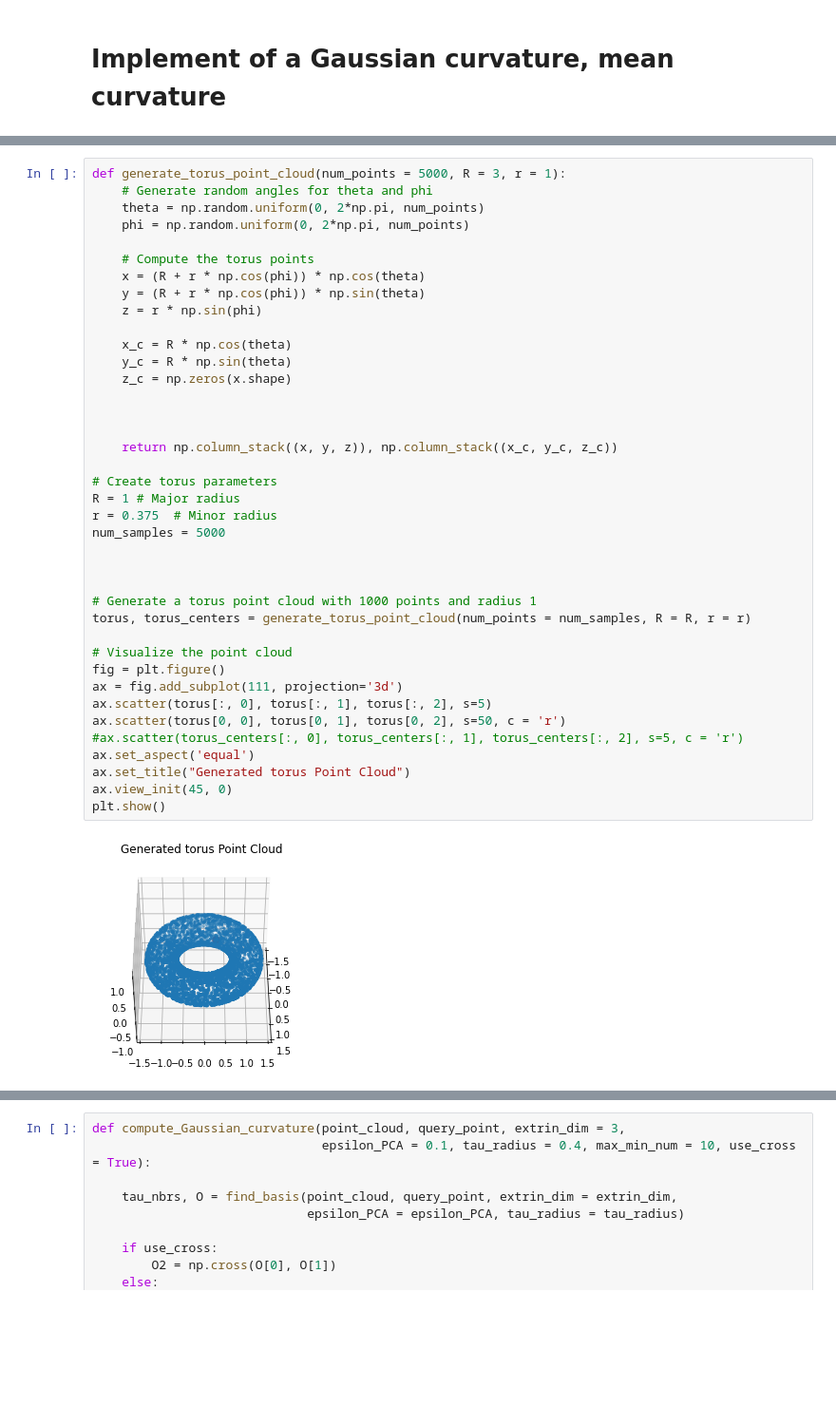
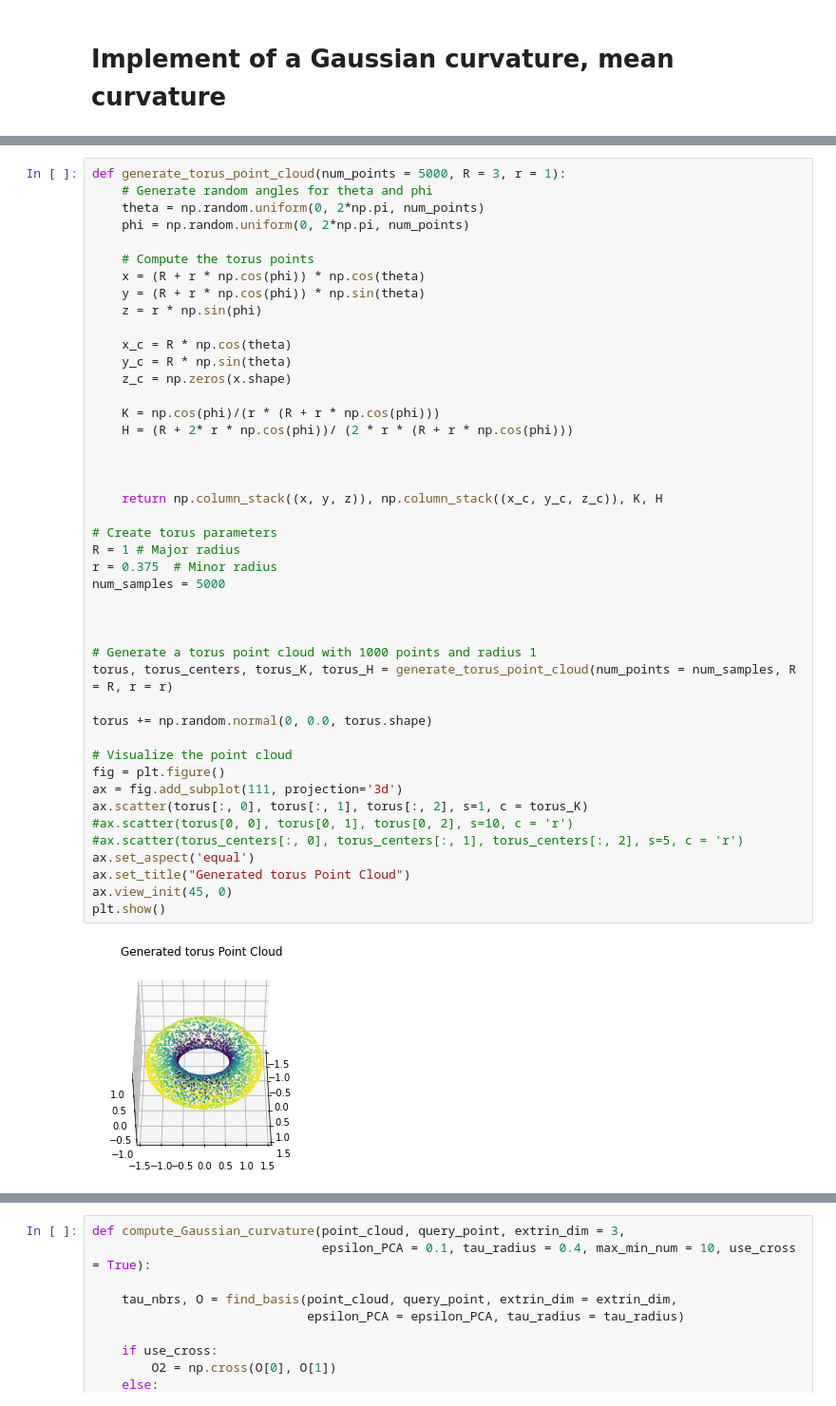
Before and after one commit to ZhangKaly/Principal-Curvature, a Jupyter notebook: notebooks/9.0-kz-all-curvatures.ipynb, the cells around one changed output, grey strips where cells are left out. Shown at 95% size. Saved outputs shown, nothing was run; the diff lists cells and outputs as text; blank space fills up the shorter version.

```diff
--- a/notebooks/9.0-kz-all-curvatures.ipynb
+++ b/notebooks/9.0-kz-all-curvatures.ipynb
@@ -19,38 +21,43 @@ def generate_torus_point_cloud(num_points = 5000, R = 3, r = 1):
     # Compute the torus points
     x = (R + r * np.cos(phi)) * np.cos(theta)
     y = (R + r * np.cos(phi)) * np.sin(theta)
     z = r * np.sin(phi)
 
     x_c = R * np.cos(theta)
     y_c = R * np.sin(theta)
     z_c = np.zeros(x.shape)
 
+    K = np.cos(phi)/(r * (R + r * np.cos(phi)))
+    H = (R + 2* r * np.cos(phi))/ (2 * r * (R + r * np.cos(phi)))
 
 
-    return np.column_stack((x, y, z)), np.column_stack((x_c, y_c, z_c))
+
+    return np.column_stack((x, y, z)), np.column_stack((x_c, y_c, z_c)), K, H
 
 # Create torus parameters
 R = 1 # Major radius
 r = 0.375  # Minor radius
 num_samples = 5000
 
 
 
 # Generate a torus point cloud with 1000 points and radius 1
-torus, torus_centers = generate_torus_point_cloud(num_points = num_samples, R = R, r = r)
+torus, torus_centers, torus_K, torus_H = generate_torus_point_cloud(num_points = num_samples, R = R, r = r)
+
+torus += np.random.normal(0, 0.0, torus.shape)
 
 # Visualize the point cloud
 fig = plt.figure()
 ax = fig.add_subplot(111, projection='3d')
-ax.scatter(torus[:, 0], torus[:, 1], torus[:, 2], s=5)
-ax.scatter(torus[0, 0], torus[0, 1], torus[0, 2], s=50, c = 'r')
+ax.scatter(torus[:, 0], torus[:, 1], torus[:, 2], s=1, c = torus_K)
+#ax.scatter(torus[0, 0], torus[0, 1], torus[0, 2], s=10, c = 'r')
 #ax.scatter(torus_centers[:, 0], torus_centers[:, 1], torus_centers[:, 2], s=5, c = 'r')
 ax.set_aspect('equal')
 ax.set_title("Generated torus Point Cloud")
 ax.view_init(45, 0)
 plt.show()
 # %% [output]
-[figure, old version]
+[figure, new version]
 # %%
 def find_basis(point_cloud, x,  extrin_dim = 3, epsilon_PCA = 0.1, tau_radius = 0.4):
     #point_cloud: the manifold
```
Also changed, not shown: parts of 36 cells of this notebook, 32 other files.
